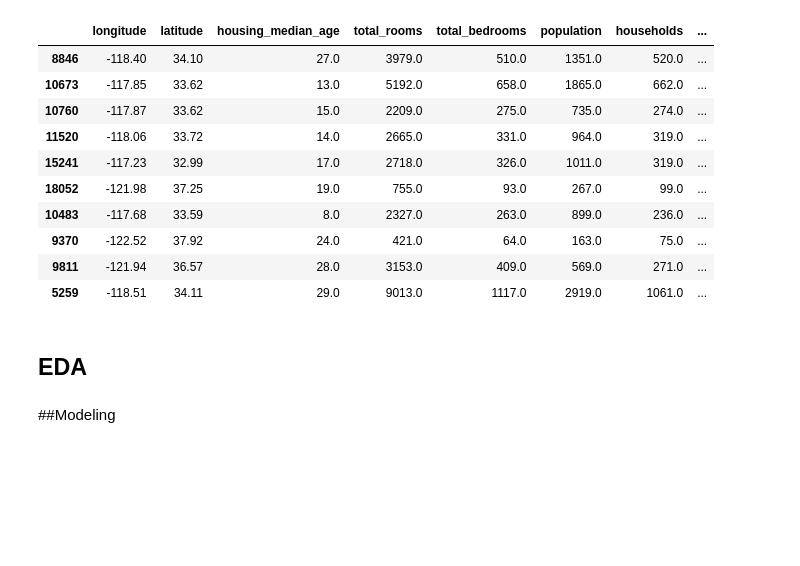
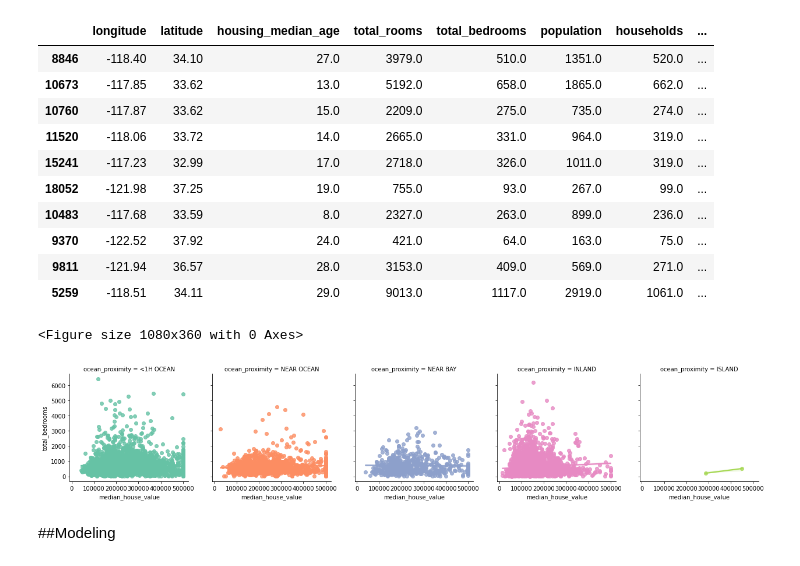
Before and after one commit to dtk1025/434hausme, a Jupyter notebook: haus_me_notebook.ipynb, the cells around one changed output. Drawn from its saved outputs; the diff is of its cells as text; code cells hidden in the pictures; blank space fills up the shorter version.

```diff
--- a/haus_me_notebook.ipynb
+++ b/haus_me_notebook.ipynb
@@ -38,8 +40,8 @@ sns.scatterplot(x="median_house_value", y="total_bedrooms", hue="total_bedrooms"
 <matplotlib.axes._subplots.AxesSubplot at 0x...>
 [figure]
 # %%
-current_df = df.loc[df["housing_median_age"] <30].sort_values(by=["median_house_value", "median_income"], ascending=False)
-current_df.head(10)
+age30below_df = df.loc[df["housing_median_age"] <30].sort_values(by=["median_house_value", "median_income"], ascending=False)
+age30below_df.head(10)
 # %% [output]
 |  | longitude | latitude | housing_median_age | total_rooms | total_bedrooms | population | households | ... |
 | 8846 | -118.40 | 34.10 | 27.0 | 3979.0 | 510.0 | 1351.0 | 520.0 | ... |
@@ -52,8 +54,22 @@ current_df.head(10)
 | 9370 | -122.52 | 37.92 | 24.0 | 421.0 | 64.0 | 163.0 | 75.0 | ... |
 | 9811 | -121.94 | 36.57 | 28.0 | 3153.0 | 409.0 | 569.0 | 271.0 | ... |
 | 5259 | -118.51 | 34.11 | 29.0 | 9013.0 | 1117.0 | 2919.0 | 1061.0 | ... |
-# %% [markdown]
-## EDA
+# %%
+import seaborn as sns
+import matplotlib.pyplot as plt
+
+plt.figure(figsize=(15,5))
+ax = sns.lmplot(x="median_house_value", y="total_bedrooms",
+                height=3.5,
+                col="ocean_proximity",
+                col_wrap=5,
+                hue="ocean_proximity",
+                palette="Set2",
+                data=age30below_df)
+ax.fig.subplots_adjust(wspace=.2)
+# %% [output]
+<Figure size 1080x360 with 0 Axes>
+[figure, added]
 # %%
 1
 # %% [markdown]
```
Also changed, not shown: parts of 1 cell of this notebook.
